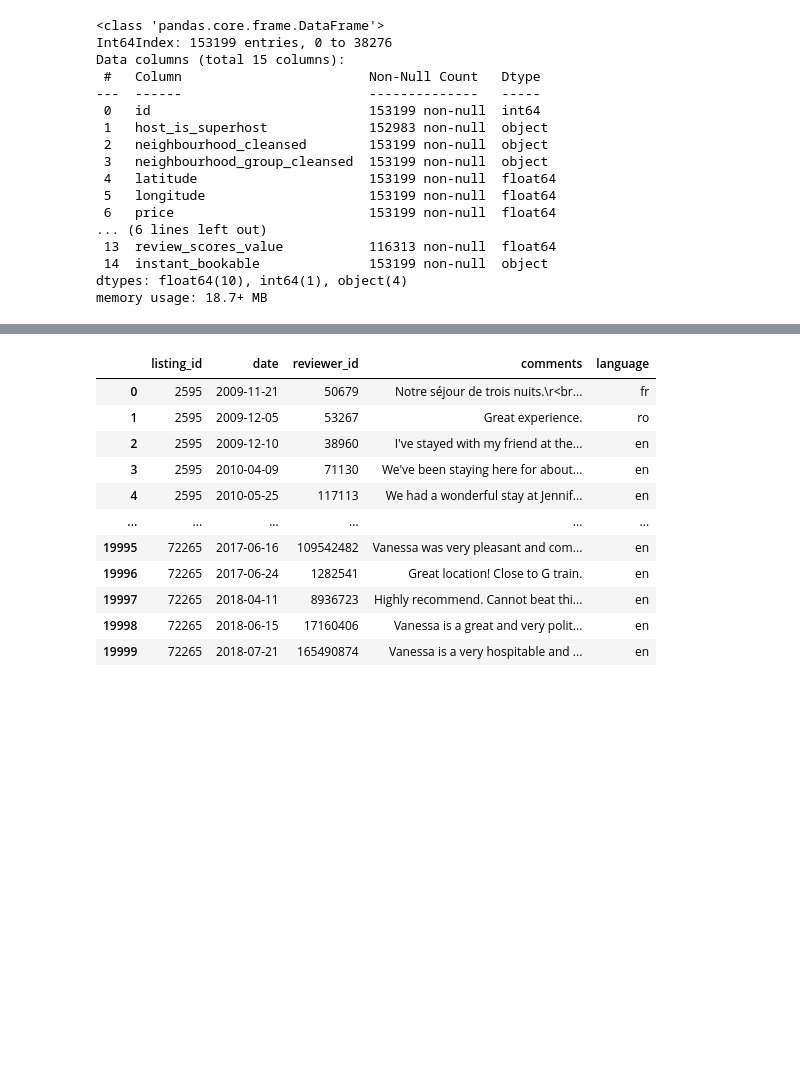
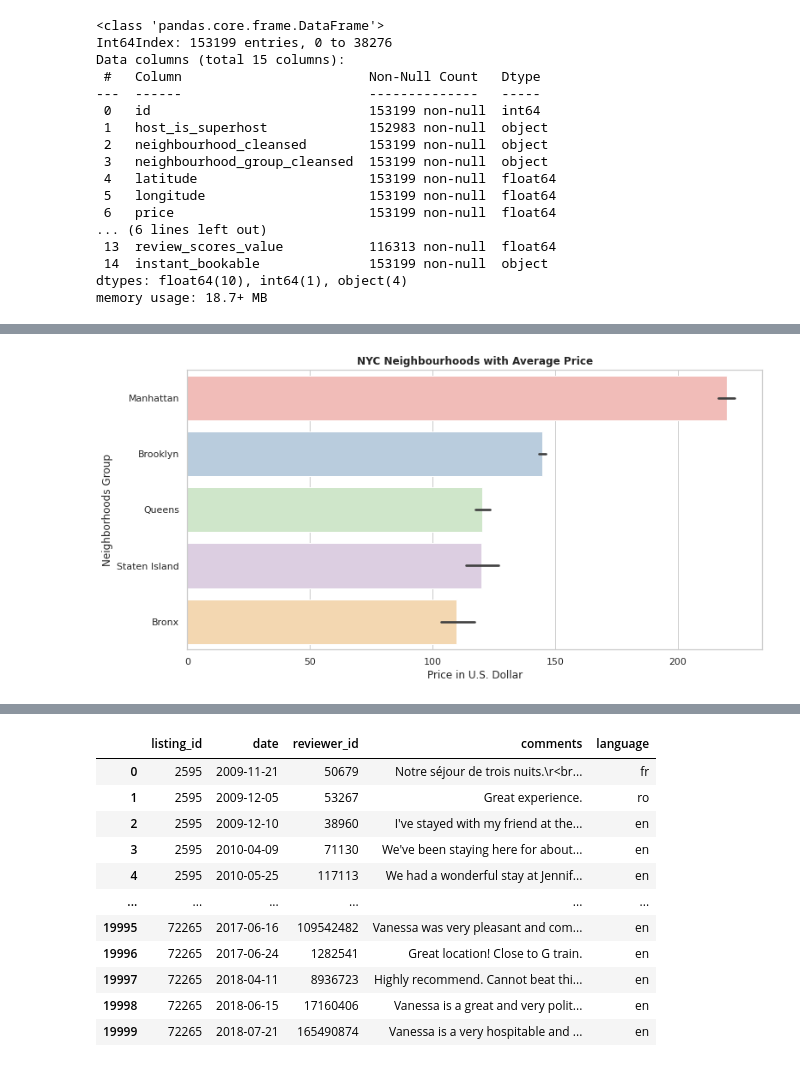
Before and after one commit to kamalova/Airbnb-Recommendation-Engine-NLP, a Jupyter notebook: dataload_EDA.ipynb, the cells around one changed output, grey strips where cells are left out. Drawn from its saved outputs; the diff is of its cells as text; code cells hidden in the pictures; blank space fills up the shorter version.

```diff
--- a/dataload_EDA.ipynb
+++ b/dataload_EDA.ipynb
@@ -198,3 +182,16 @@ memory usage: 17.5+ MB
+# %%
+# Getting average price per neighborhood
+price_per_neighb = df_listings.groupby(['neighbourhood_group_cleansed'])['price'].mean()
+price_per_neighb = price_per_neighb.reset_index()
+# %%
+# Neighborhoods with their average price
+fig, ax = plt.subplots(figsize=(12, 6))
+ax = sns.barplot(y = df_listings['neighbourhood_group_cleansed'], x = df_listings['price'], data = price_per_neighb, orient='h', palette='Pastel1')
+plt.title('NYC Neighbourhoods with Average Price',fontweight="bold")
+ax.set_xlabel('Price in U.S. Dollar')
+ax.set_ylabel('Neighborhoods Group');
+# %% [output]
+[figure, added]
 # %%
 df_listings.columns
 # %% [output]
```
Also changed, not shown: parts of 13 cells of this notebook.
